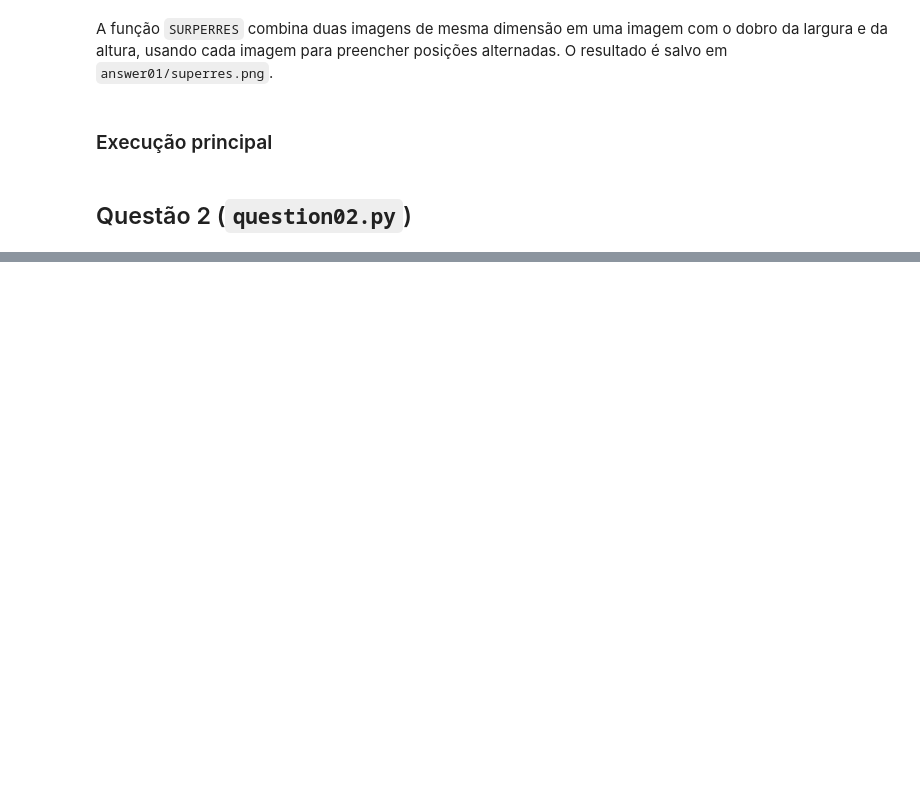
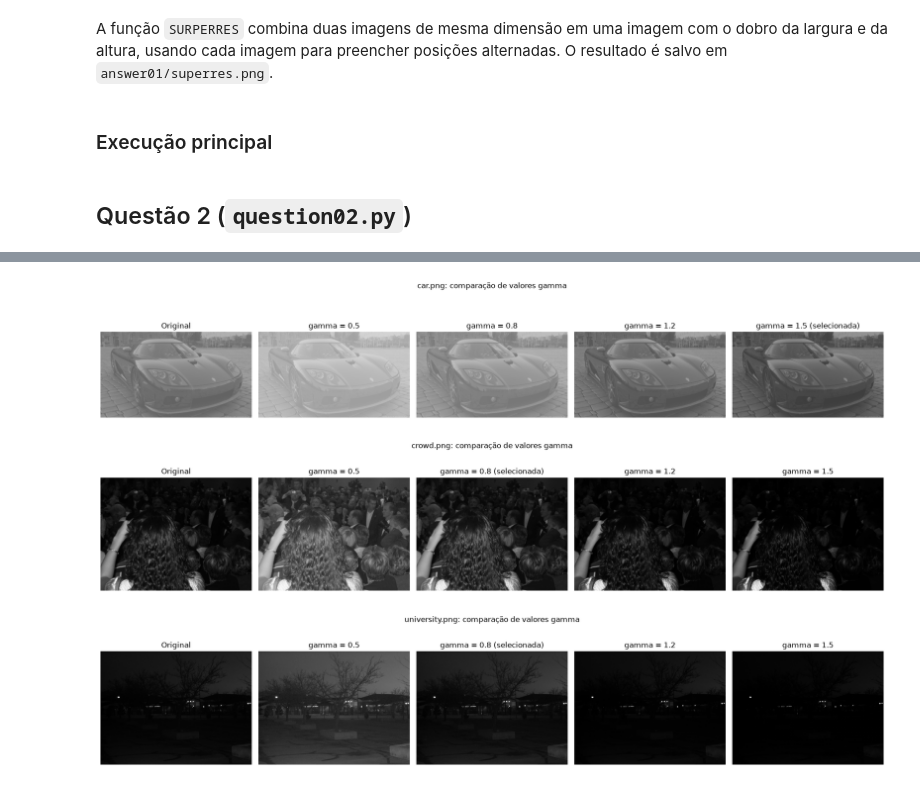
Before and after one commit to lucassaad/projeto1-processamento-imagens, a Jupyter notebook: questions.ipynb, the cells around one changed output, grey strips where cells are left out. Cells and saved outputs as stored; diff of their text form; code cells hidden in the pictures; blank space fills up the shorter version.

```diff
--- a/questions.ipynb
+++ b/questions.ipynb
@@ -190,0 +185,48 @@ if __name__ == '__main__':
+# %%
+def power_law(path: str, gamma: float, c: float = 1, output_path=None) -> np.ndarray:
+    """Aplica correção gamma a uma imagem em tons de cinza e retorna o resultado."""
+    img = cv.imread(path, flags=cv.IMREAD_GRAYSCALE)
+    if img is None:
+        raise FileNotFoundError(f"Não foi possível ler a imagem: {path}")
+
+    out = np.zeros(img.shape)
+    cv.pow(img/255, gamma, out)
+    out = np.clip(np.round(out * c * 255), 0, 255).astype(np.uint8)
+
+    if output_path is not None:
+        output_path = Path(output_path)
+        output_path.parent.mkdir(parents=True, exist_ok=True)
+        if not cv.imwrite(str(output_path), out):
+            raise OSError(f"Não foi possível salvar a imagem: {output_path}")
+
+    return out
+# %%
+resultados_gamma = {}
+
+for nome, caminho in IMAGENS.items():
+    resultados_gamma[nome] = {}
+    fig, eixos = plt.subplots(1, len(GAMMAS) + 1, figsize=(18, 4))
+
+    original = cv.imread(caminho, flags=cv.IMREAD_GRAYSCALE)
+    if original is None:
+        raise FileNotFoundError(f"Não foi possível ler a imagem: {caminho}")
+    eixos[0].imshow(original, cmap="gray", vmin=0, vmax=255)
+    eixos[0].set_title("Original")
+    eixos[0].axis("off")
+
+    for eixo, gamma in zip(eixos[1:], GAMMAS):
+        destino = OUT_DIR / "power_law" / "candidatas" / f"{Path(nome).stem}_gamma_{gamma:g}.png"
+        resultado = power_law(caminho, gamma, output_path=destino)
+        resultados_gamma[nome][gamma] = resultado
+        eixo.imshow(resultado, cmap="gray", vmin=0, vmax=255)
+        marcador = " (selecionada)" if gamma == MELHOR_GAMMA[nome] else ""
+        eixo.set_title(f"gamma = {gamma:g}{marcador}")
+        eixo.axis("off")
+
+    fig.suptitle(f"{nome}: comparação de valores gamma")
+    plt.tight_layout()
+    plt.show()
+# %% [output]
+[figure, added]
+[figure, added]
+[figure, added]
```
Also changed, not shown: parts of 15 cells of this notebook, 38 other files.
